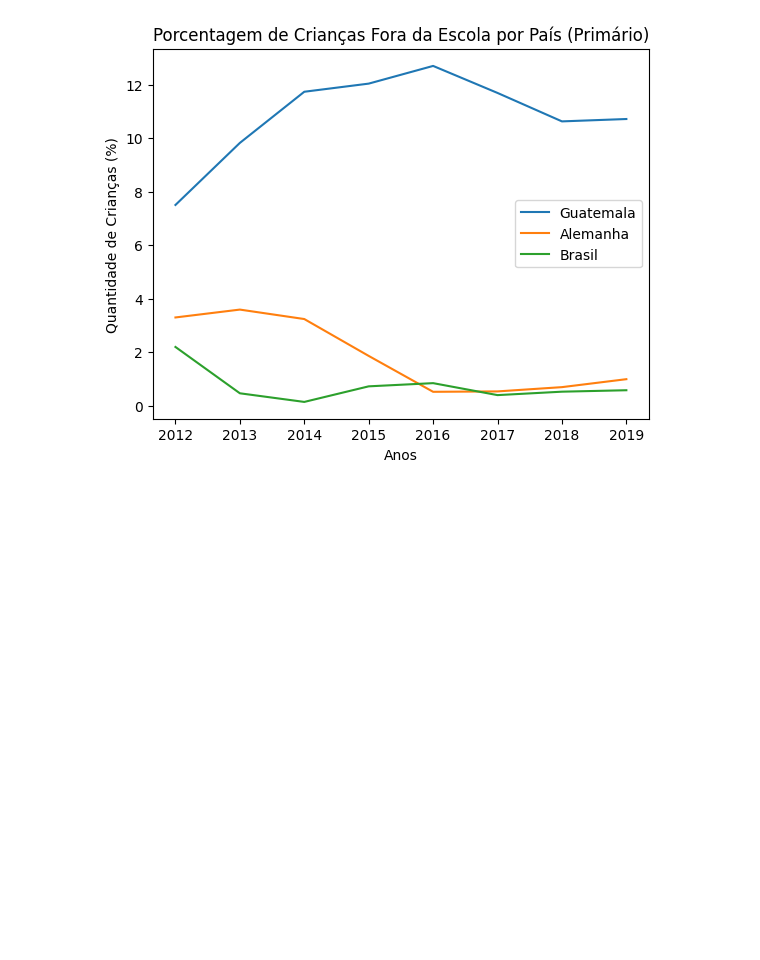
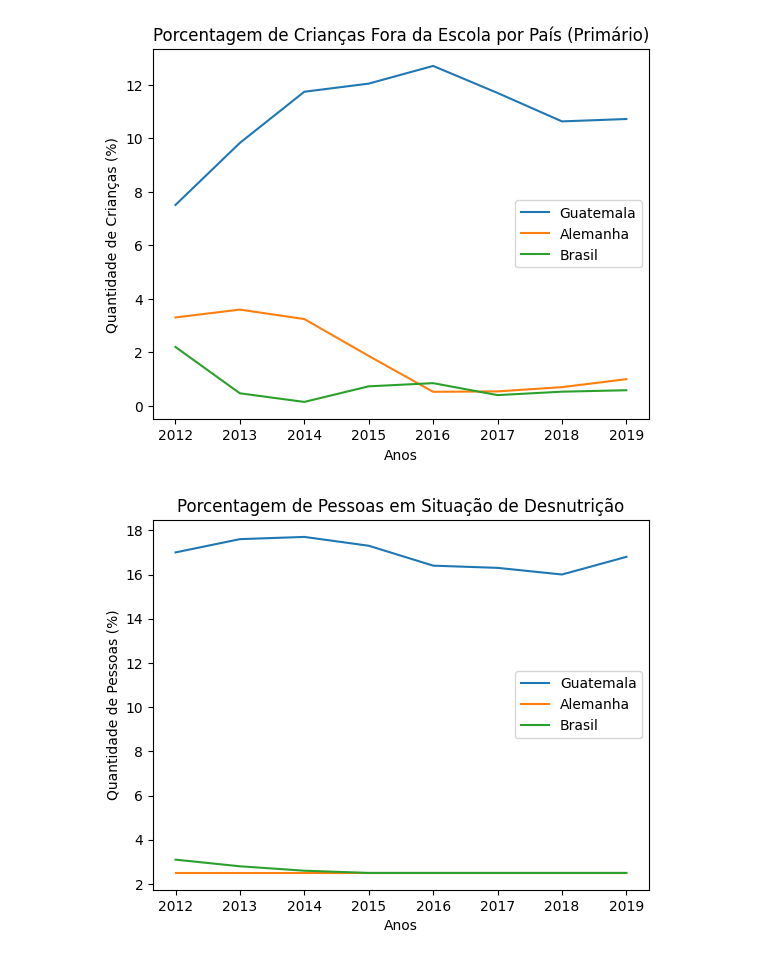
Before and after one commit to PedroPertusi/APS-CDADOS-PEDRO-ALEXANDRE, a Jupyter notebook: APS2.ipynb, the cells around one changed output. Saved outputs shown, nothing was run; the diff lists cells and outputs as text; code cells hidden in the pictures; blank space fills up the shorter version.

Commit message:
novos dados

```diff
--- a/APS2.ipynb
+++ b/APS2.ipynb
@@ -61,3 +61,43 @@ plt.legend()
 plt.show()
 # %% [output]
 [figure]
+# %%
+import pandas as pd
+
+df = pd.read_csv('dados_APS2\API_SN.ITK.DEFC.ZS_DS2_en_csv_v2_4493905.csv', sep=',', encoding='latin1', skiprows=4, decimal='.')
+
+df_br = df[df['Country Code'] == 'BRA']
+df_al = df[df['Country Code'] == 'DEU']
+df_gu = df[df['Country Code'] == 'GTM']
+
+import matplotlib.pyplot as plt
+plt.style.use('default')
+import seaborn as sns
+
+anos = range(2012,2020)
+anos = [num for num in anos]
+
+valores_p_ano_br = []
+for ano in anos: #tirar o 10 em 10 para mais precisa
+        valores_p_ano_br.append(df_br[str(ano)])
+
+valores_p_ano_al = []
+for ano in anos: #tirar o 10 em 10 para mais precisa
+        valores_p_ano_al.append(df_al[str(ano)])
+
+valores_p_ano_gu = []
+for ano in anos: #tirar o 10 em 10 para mais precisa
+        valores_p_ano_gu.append(df_gu[str(ano)])
+
+
+plt.figure()
+plt.plot(anos,valores_p_ano_gu,label='Guatemala')
+plt.plot(anos,valores_p_ano_al,label='Alemanha')
+plt.plot(anos,valores_p_ano_br,label='Brasil')
+plt.title('Porcentagem de Pessoas em Situação de Desnutrição')
+plt.xlabel('Anos')
+plt.ylabel('Quantidade de Pessoas (%)')
+plt.legend()
+plt.show()
+# %% [output]
+[figure, added]
```
Also changed, not shown: 3 other files.
